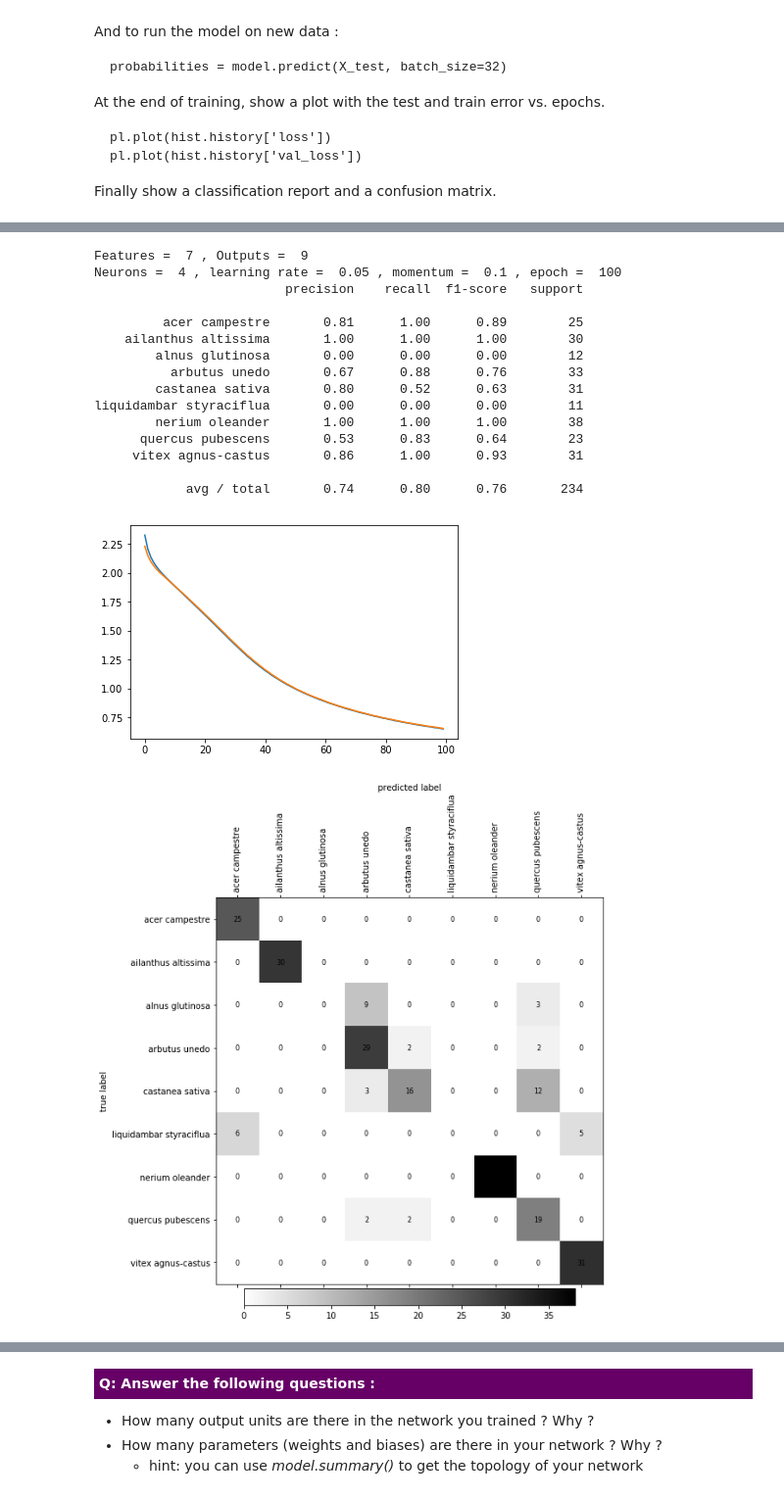
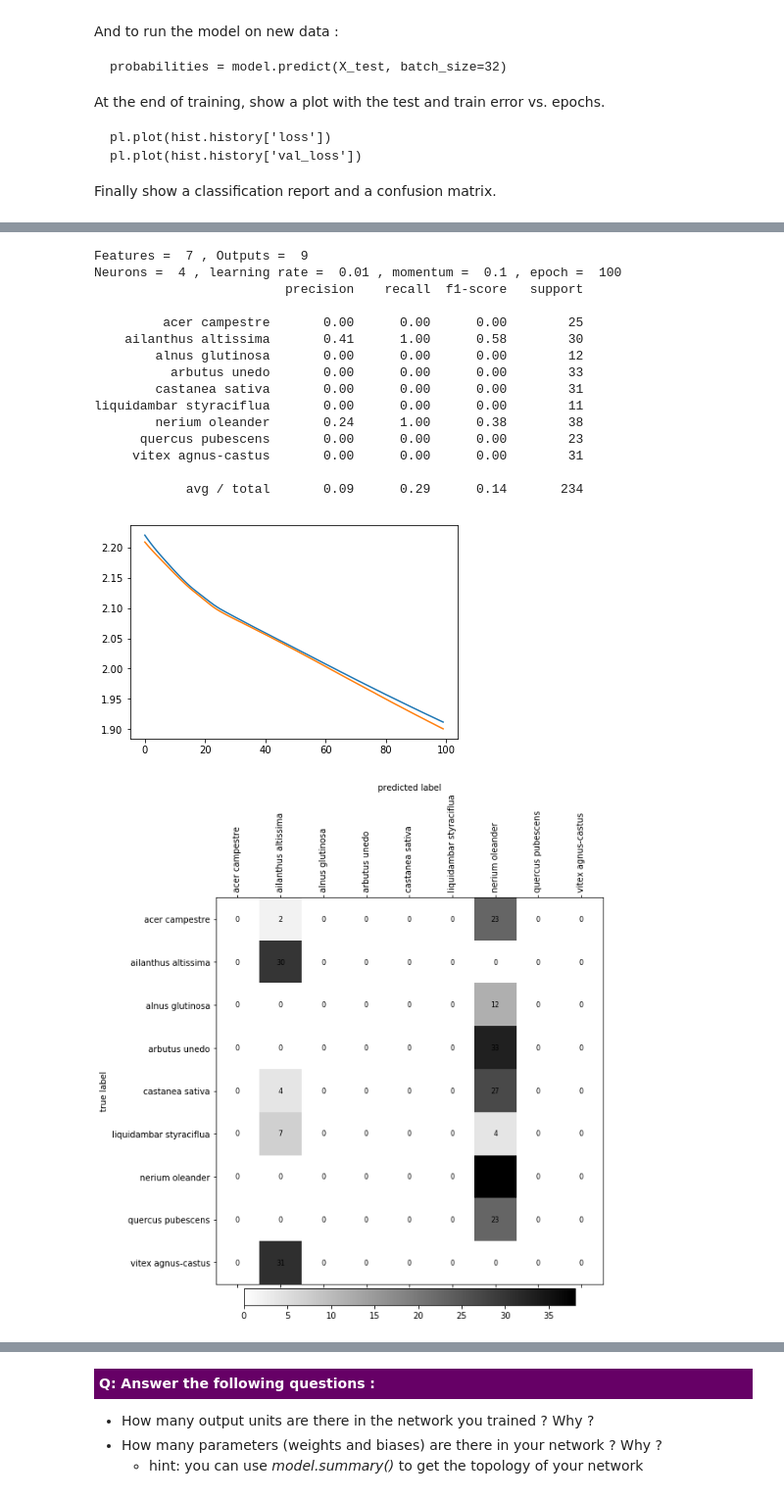
Before and after one commit to mylag/MLBD, a Jupyter notebook: MLBD_lab2/lab2_assignment.ipynb, the cells around one changed output, grey strips where cells are left out. Shown at 98% size. Drawn from its saved outputs; the diff is of its cells as text; code cells hidden in the pictures.

```diff
--- a/MLBD_lab2/lab2_assignment.ipynb
+++ b/MLBD_lab2/lab2_assignment.ipynb
@@ -771,0 +738,2 @@ def numpy_minmax(X):
+# %%
+nb_images = len(meta.iloc[:])
@@ -836,6 +967,18 @@ CNN_MAX_V = 0.3
 cnn_curv_vector = compute_curv_vector(CNN_N_BINS, CNN_MAX_V)
 # %%
 # MLBD - Labo
+
+# To create your model, you will most likely need the following keras functions :
+from keras.layers import Input, Dense
+from keras.models import Model
+from keras.optimizers import SGD
+from keras.utils import np_utils
+
+from sklearn import preprocessing
+
+import sklearn.metrics as skmetrics
+from sklearn.metrics import confusion_matrix
+
 
 # Prepare your data :
 X = eccentricity_vector.reshape((nb_images, 1))
@@ -852,7 +995,6 @@ y = np.array(meta.iloc[:]['classid'])
 class_label = np.unique(meta.iloc[:]['classid']) # Get labels
 n_classes = class_label.shape[0]
 
-from sklearn import preprocessing
 lencoder = preprocessing.LabelEncoder()
 lencoder.fit(class_label)
 
@@ -891,20 +1033,13 @@ print "train shape : ", train.shape
 print "test shape  : ", test.shape
 
 X_train = X[train]
-y_train = y[train]
+Y_train = y[train]
 X_test = X[test]
-y_test = y[test]
+Y_test = y[test]
 
 y_confmat = y_labels[test] # To print confusion matrix
 
 print " ------------------------------------------------------------------------------ "
-
-# To create your model, you will most likely need the following keras functions :
-from keras.layers import Input, Dense
-from keras.models import Model
-from keras.optimizers import SGD
-from keras.utils import np_utils
-
 N_FEATURES = X.shape[1]
 N_OUTPUTS = 9
 N_NEURONS = 4
@@ -933,8 +1068,6 @@ loss_and_metrics = model.evaluate(X_test, Y_test, batch_size=32)
 
 # And to run the model on new data :
 probabilities = model.predict(X_test, batch_size=32)
-
-from keras.utils import np_utils
 y_pred = np_utils.probas_to_classes(probabilities)
 
 # At the end of training, show a plot with the test and train error vs. epochs.
@@ -1022,29 +1155,39 @@ def test_CNN(N_NEURONS,N_LEARNING_RATE,N_MOMENTUM,N_EPOCH):
 # %%
 # Start by setting the number of units in the hidden layer (to something small, < 5)
 # and the number of epochs (20-200).
 #----------------------------------------------------------------------------------
+# N_NEURONS = 4
+# N_LEARNING_RATE = 0.05
+# N_MOMENTUM = 0.1
+# N_EPOCH = 100
 
+# See above
+
+# Play with the learning rate (0.0-1.0) and momentum (0.0-1.0)
+# and verify if the train and test errors decrease with the number of epochs
+#----------------------------------------------------------------------------------
 N_NEURONS = 4
-N_LEARNING_RATE = 0.05
-N_MOMENTUM = 0.1
 N_EPOCH = 100
 
+N_LEARNING_RATE = 0.01
+N_MOMENTUM = 0.1
+
 test_CNN(N_NEURONS,N_LEARNING_RATE,N_MOMENTUM,N_EPOCH)
 # %% [output]
 Features =  7 , Outputs =  9
-Neurons =  4 , learning rate =  0.05 , momentum =  0.1 , epoch =  100
+Neurons =  4 , learning rate =  0.01 , momentum =  0.1 , epoch =  100
                          precision    recall  f1-score   support
 
-         acer campestre       0.81      1.00      0.89        25
-    ailanthus altissima       1.00      1.00      1.00        30
+         acer campestre       0.00      0.00      0.00        25
+    ailanthus altissima       0.41      1.00      0.58        30
         alnus glutinosa       0.00      0.00      0.00        12
-          arbutus unedo       0.67      0.88      0.76        33
-        castanea sativa       0.80      0.52      0.63        31
+          arbutus unedo       0.00      0.00      0.00        33
+        castanea sativa       0.00      0.00      0.00        31
 liquidambar styraciflua       0.00      0.00      0.00        11
-        nerium oleander       1.00      1.00      1.00        38
-      quercus pubescens       0.53      0.83      0.64        23
-     vitex agnus-castus       0.86      1.00      0.93        31
+        nerium oleander       0.24      1.00      0.38        38
+      quercus pubescens       0.00      0.00      0.00        23
+     vitex agnus-castus       0.00      0.00      0.00        31
 
-            avg / total       0.74      0.80      0.76       234
+            avg / total       0.09      0.29      0.14       234
-[figure, old version]
+[figure, new version]
-[figure, old version]
+[figure, new version]
```
Also changed, not shown: parts of 29 cells of this notebook, 1 other file.
